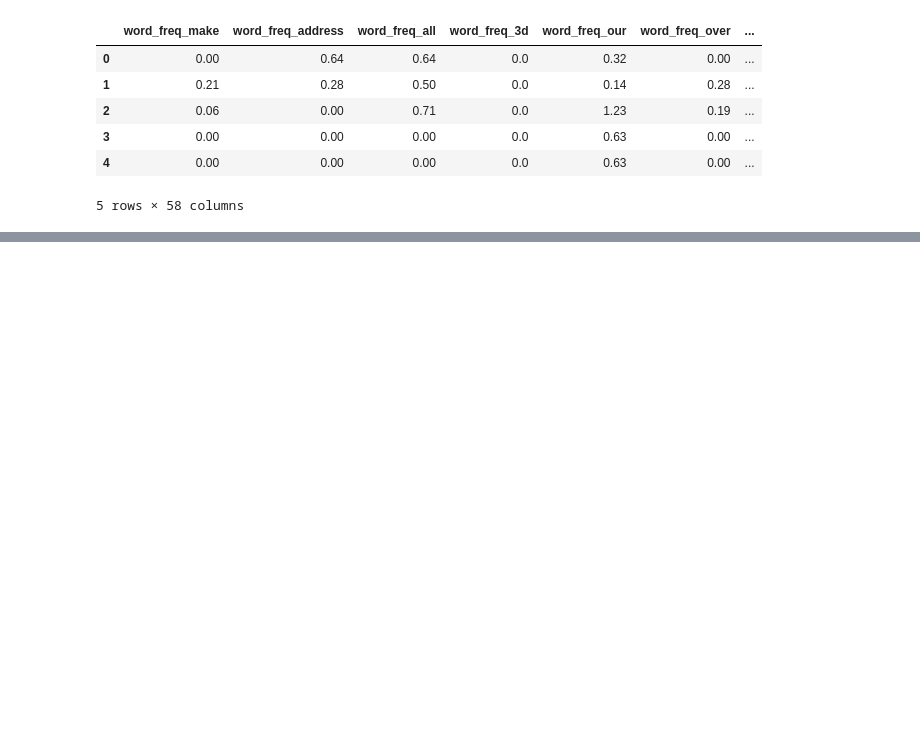
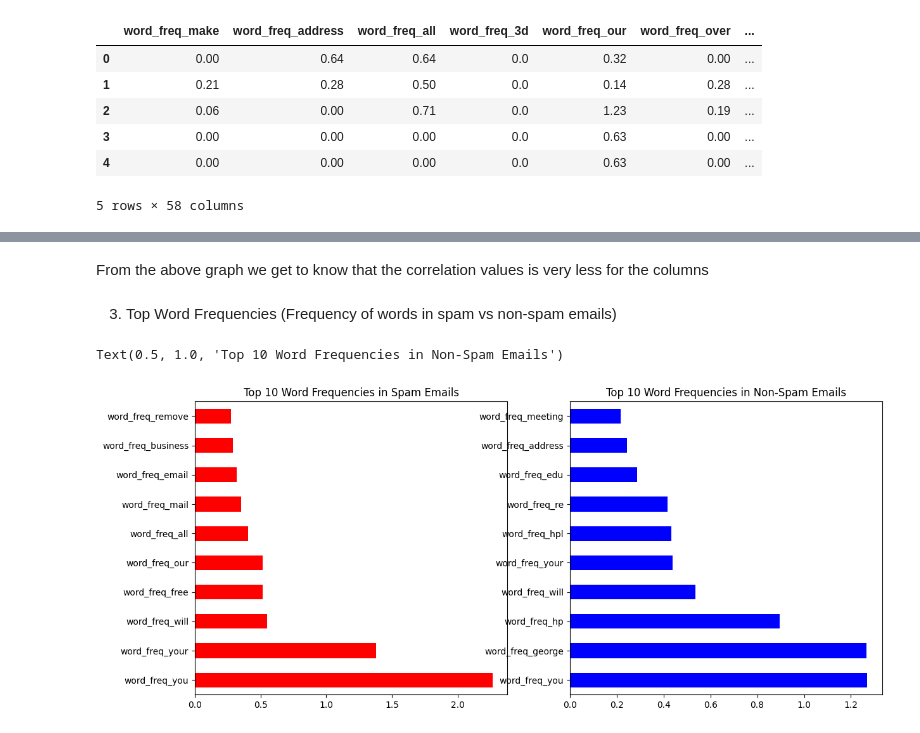
Before and after one commit to ApurvaKondekar2004/Spam-Email-Classification, a Jupyter notebook: classifier.ipynb, the cells around one changed output, grey strips where cells are left out. Cells and saved outputs as stored; diff of their text form; code cells hidden in the pictures; blank space fills up the shorter version.

```diff
--- a/classifier.ipynb
+++ b/classifier.ipynb
@@ -36,0 +100,21 @@ df.head()
+# %% [markdown]
+From the above graph we get to know that the correlation values is very less for the columns
+# %% [markdown]
+3. Top Word Frequencies (Frequency of words in spam vs non-spam emails)
+# %%
+word_freq_cols = [col for col in df.columns if col.startswith("word_freq_")]
+spam_avg = df[df['spam'] == 1][word_freq_cols].mean().sort_values(ascending=False)
+notspam_avg = df[df['spam'] == 0][word_freq_cols].mean().sort_values(ascending=False)
+
+plt.figure(figsize=(14,6))
+
+plt.subplot(1,2,1)
+spam_avg[:10].plot(kind='barh', color='red')
+plt.title("Top 10 Word Frequencies in Spam Emails")
+
+plt.subplot(1,2,2)
+notspam_avg[:10].plot(kind='barh', color='blue')
+plt.title("Top 10 Word Frequencies in Non-Spam Emails")
+# %% [output]
+Text(0.5, 1.0, 'Top 10 Word Frequencies in Non-Spam Emails')
+[figure, added]
```
Also changed, not shown: parts of 24 cells of this notebook, 3 other files.
